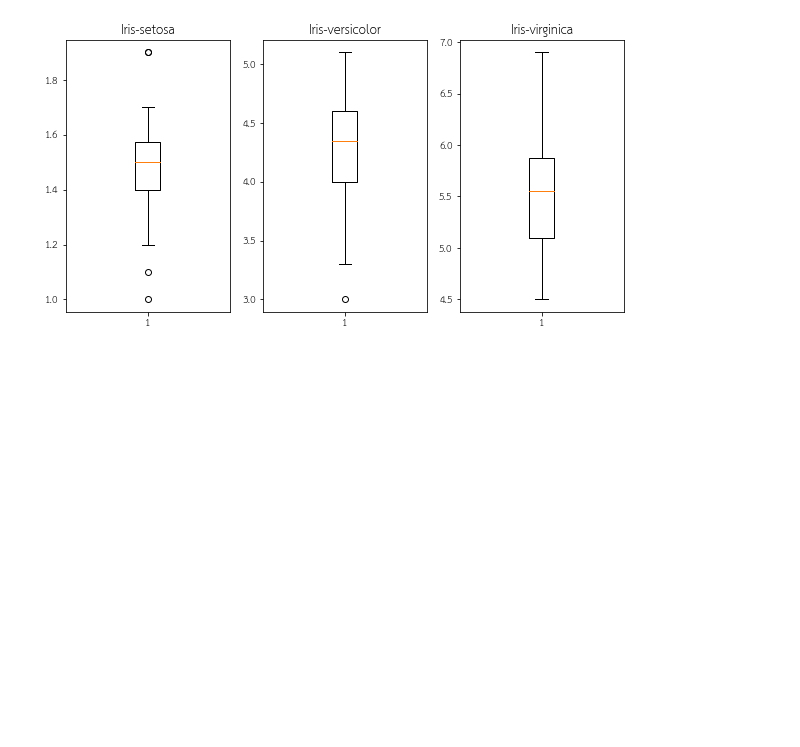
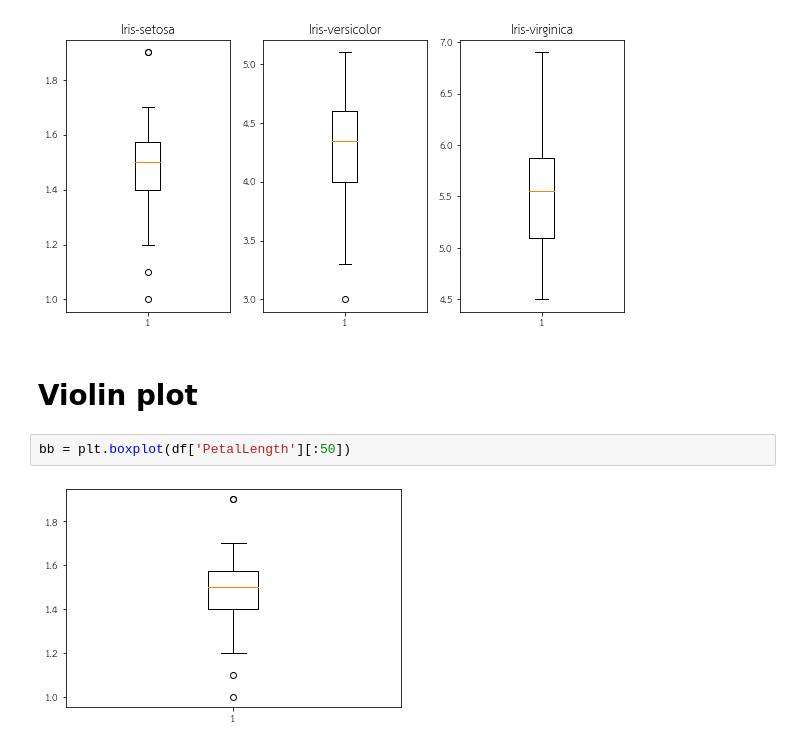
Before and after one commit to ThanikPimpiban/data_viz_2022, a Jupyter notebook: DataViz02_Data_Distribution.ipynb, the cells around one changed output. Saved outputs shown, nothing was run; the diff lists cells and outputs as text; blank space fills up the shorter version.

```diff
--- a/DataViz02_Data_Distribution.ipynb
+++ b/DataViz02_Data_Distribution.ipynb
@@ -308,3 +308,9 @@ plt.boxplot(df['PetalLength'][100:150],vert=True); ## ชนิด 3
 plt.title('Iris-virginica');  ## สร้างชื่อกราฟบอกประเภทดอก Iris
 # %% [output]
 [figure]
+# %% [markdown]
+# Violin plot
+# %%
+bb = plt.boxplot(df['PetalLength'][:50])
+# %% [output]
+[figure, added]
```
Also changed, not shown: parts of 4 cells of this notebook.
